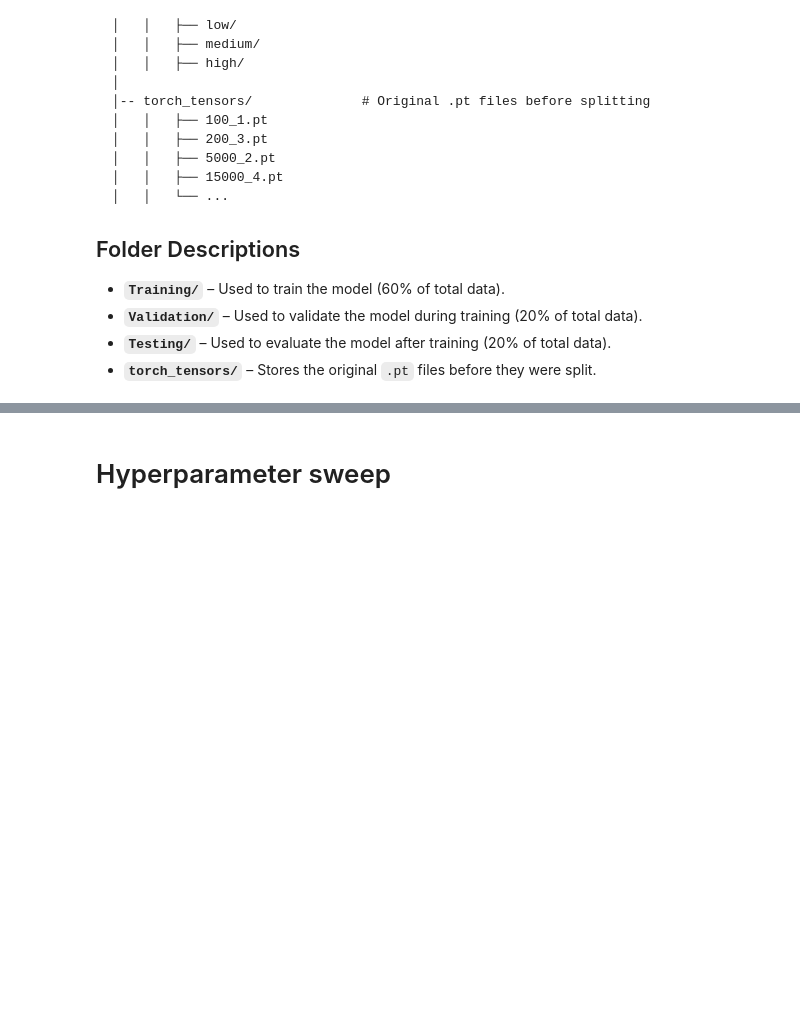
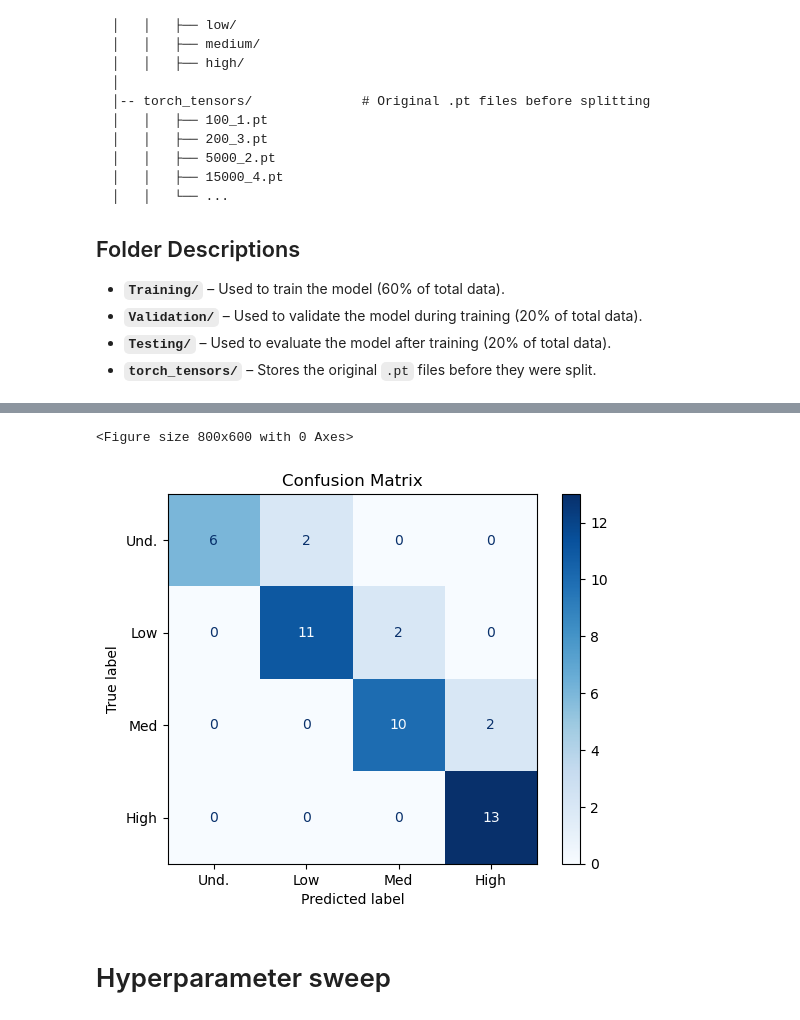
Before and after one commit to noahbenson/ANSA, a Jupyter notebook: ResNet.ipynb, the cells around one changed output, grey strips where cells are left out. Saved outputs shown, nothing was run; the diff lists cells and outputs as text; code cells hidden in the pictures; blank space fills up the shorter version.

```diff
--- a/ResNet.ipynb
+++ b/ResNet.ipynb
@@ -408,7 +445,7 @@ import matplotlib.pyplot as plt
 from sklearn.metrics import confusion_matrix, ConfusionMatrixDisplay
 
 
-def load_best_model(model_path, num_classes=4, input_channels=7, dropout_rate=0.1454303215712593):
+def load_best_model(model_path, num_classes=4, input_channels=7, dropout_rate=0.243493213909431):
     """
     Load the best trained model from saved weights.
     """
@@ -438,33 +475,36 @@ def plot_confusion_matrix(model, loader, device, class_names):
         for inputs, labels in loader:
             inputs = inputs.to(device, non_blocking=True)
             labels = labels.to(device, non_blocking=True)
             outputs = model(inputs)
             _, preds = torch.max(outputs, 1)
             all_preds.extend(preds.cpu().tolist())
             all_labels.extend(labels.cpu().tolist())
 
     # Compute confusion matrix
     conf_matrix = confusion_matrix(all_labels, all_preds)
     disp = ConfusionMatrixDisplay(confusion_matrix=conf_matrix, display_labels=class_names)
 
     plt.figure(figsize=(8, 6))
     disp.plot(cmap=plt.cm.Blues)
     plt.title("Confusion Matrix")
     plt.show()
 
 model_path = "resnet_model_optuna.pth"
 model, device = load_best_model(model_path)
 
 test_dataset_path = 'H:/Datasets/int_split/Testing/'
 test_dataset = PTDataset(root_dir=test_dataset_path, target_size=(500, 500))
 
 test_loader = torch.utils.data.DataLoader(
     test_dataset, batch_size=32, shuffle=False, num_workers=0, pin_memory=(device.type == 'cuda')
 )
 
 class_names = ['Und.', 'Low', 'Med', 'High']
 
 plot_confusion_matrix(model, test_loader, device, class_names)
+# %% [output]
+<Figure size 800x600 with 0 Axes>
+[figure, added]
 # %% [markdown]
 # Hyperparameter sweep
 # %%
```
Also changed, not shown: parts of 4 cells of this notebook, 1 other file.
